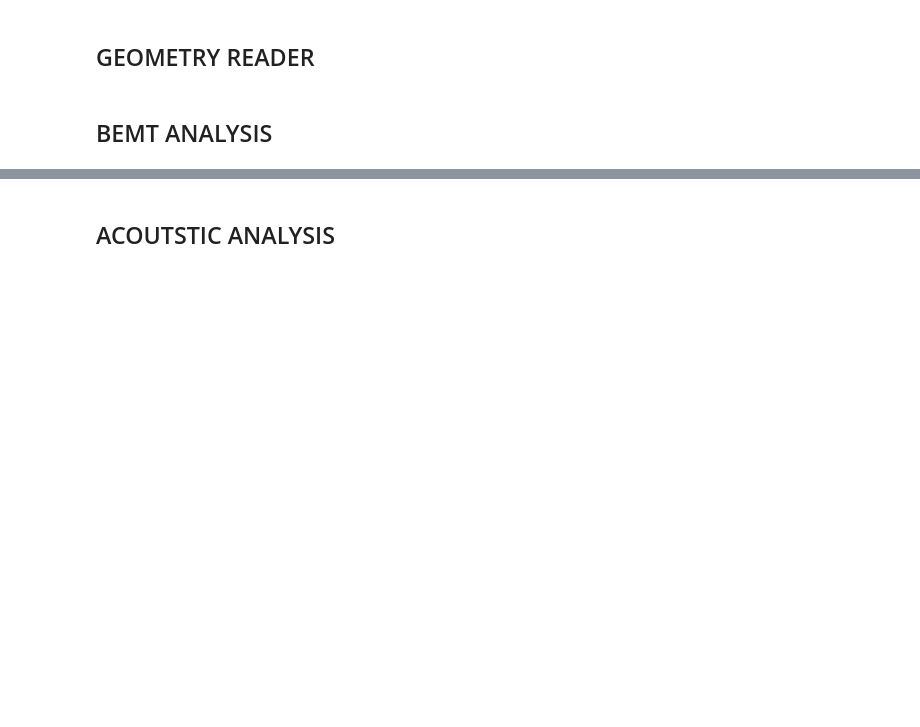
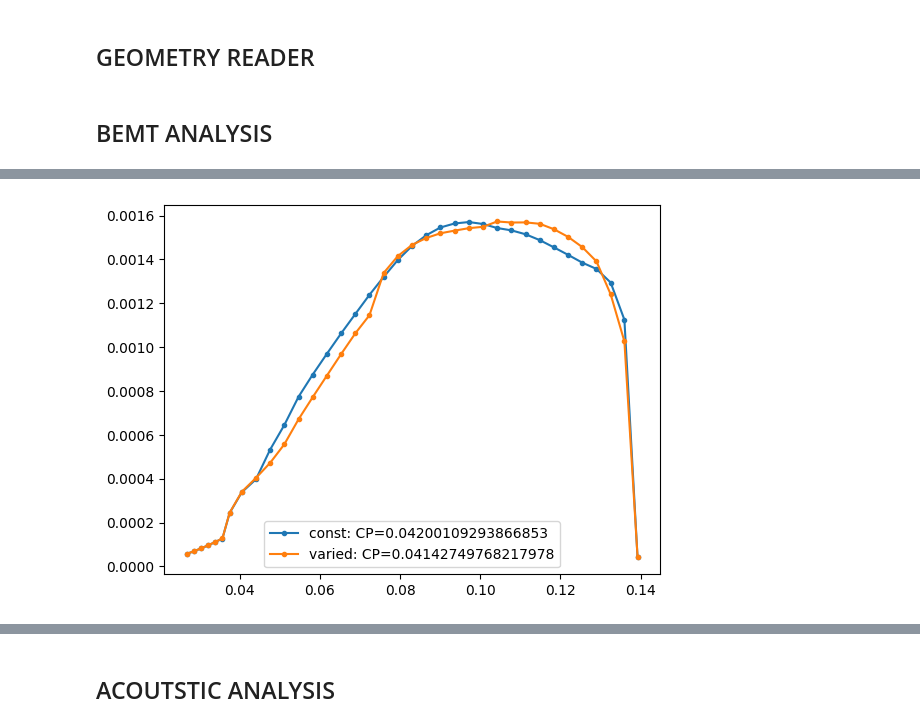
Before and after one commit to Ynnelmen/PropGeom-Sim, a Jupyter notebook: guided_example_functionality.ipynb, the cells around one changed output, grey strips where cells are left out. Drawn from its saved outputs; the diff is of its cells as text; code cells hidden in the pictures; blank space fills up the shorter version.

```diff
--- a/guided_example_functionality.ipynb
+++ b/guided_example_functionality.ipynb
@@ -72,0 +362,8 @@ propeller_analysis.run_BEMT(n_jobs=n_jobs)
+# %%
+%matplotlib inline
+plt.plot(const_sol['radius'], const_sol['dQ'], label=f'const: CP={propeller_analysis_const.compute_total_forces()[3]}', marker='.')
+plt.plot(varied_sol['radius'], varied_sol['dQ'], label=f'varied: CP={propeller_analysis_varied.compute_total_forces()[3]}', marker='.')
+plt.legend()
+plt.show()
+# %% [output]
+[figure, added]
```
Also changed, not shown: parts of 16 cells of this notebook, 2 other files.
